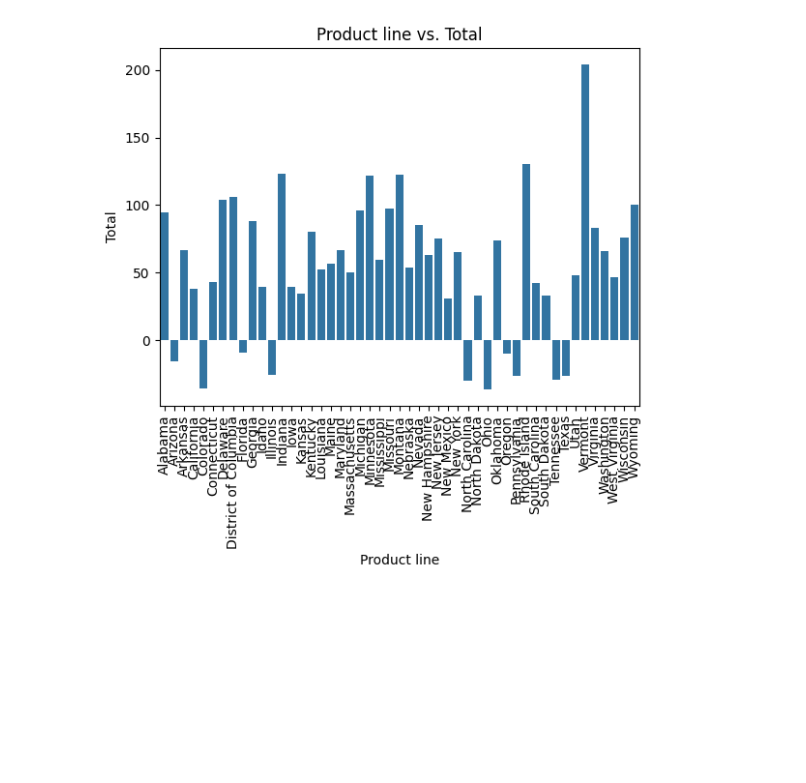
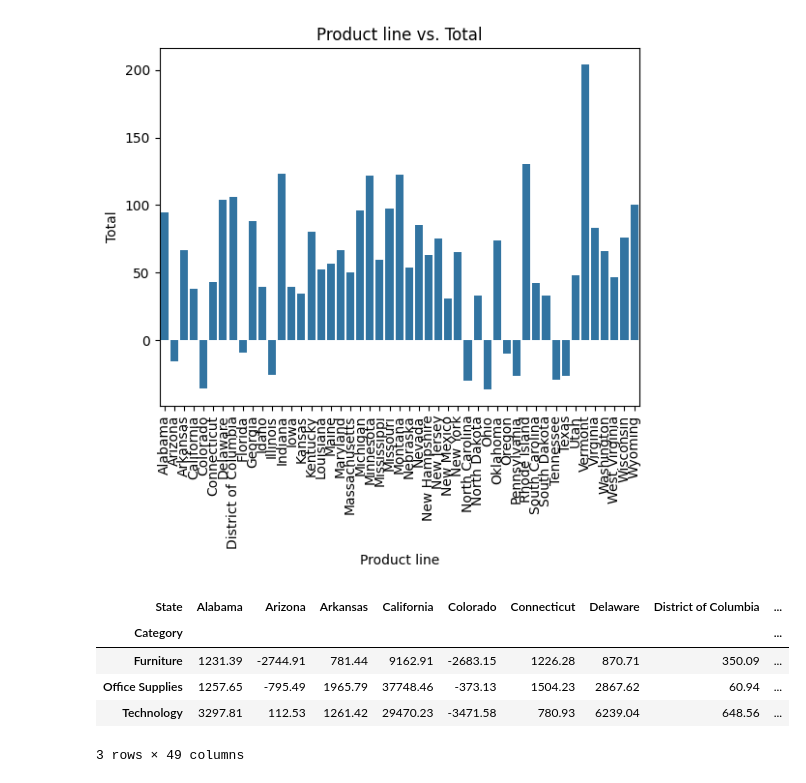
Before and after one commit to tony19415/Data-Analysis-Practice, a Jupyter notebook: SCM Data Analysis.ipynb, the cells around one changed output. Cells and saved outputs as stored; diff of their text form; code cells hidden in the pictures; blank space fills up the shorter version.

```diff
--- a/SCM Data Analysis.ipynb
+++ b/SCM Data Analysis.ipynb
@@ -117,7 +99,7 @@ Order Date2            datetime64[ns]
 Ship Date2             datetime64[ns]
 dtype: object
 # %%
-filtered = df[['Order ID', 'Order Date2', 'Ship Date2', 'Customer ID', 'Customer Name', 'Country', 'City', 'State', 'Product ID', 'Category', 'Sales', 'Quantity', 'Discount', 'Profit', 'Dates']]
+filtered = df[['Order ID', 'Order Date2', 'Ship Date2', 'Customer ID', 'Customer Name', 'Country', 'City', 'State', 'Product ID', 'Category', 'Sales', 'Quantity', 'Discount', 'Profit']]
 filtered
 # %% [output]
 |  | Order ID | Order Date2 | Ship Date2 | Customer ID | Customer Name | Country | City | State | Product ID | ... |
@@ -250,3 +232,13 @@ plt.xticks(rotation=90)
 plt.show()
 # %% [output]
 [figure]
+# %%
+table = pd.pivot_table(filtered, values='Profit', index='Category', columns='State', aggfunc='sum')
+table
+# %% [output]
+| State | Alabama | Arizona | Arkansas | California | Colorado | Connecticut | Delaware | District of Columbia | ... |
+| Category |  |  |  |  |  |  |  |  | ... |
+| Furniture | 1231.39 | -2744.91 | 781.44 | 9162.91 | -2683.15 | 1226.28 | 870.71 | 350.09 | ... |
+| Office Supplies | 1257.65 | -795.49 | 1965.79 | 37748.46 | -373.13 | 1504.23 | 2867.62 | 60.94 | ... |
+| Technology | 3297.81 | 112.53 | 1261.42 | 29470.23 | -3471.58 | 780.93 | 6239.04 | 648.56 | ... |
+3 rows × 49 columns
```
Also changed, not shown: parts of 11 cells of this notebook.
